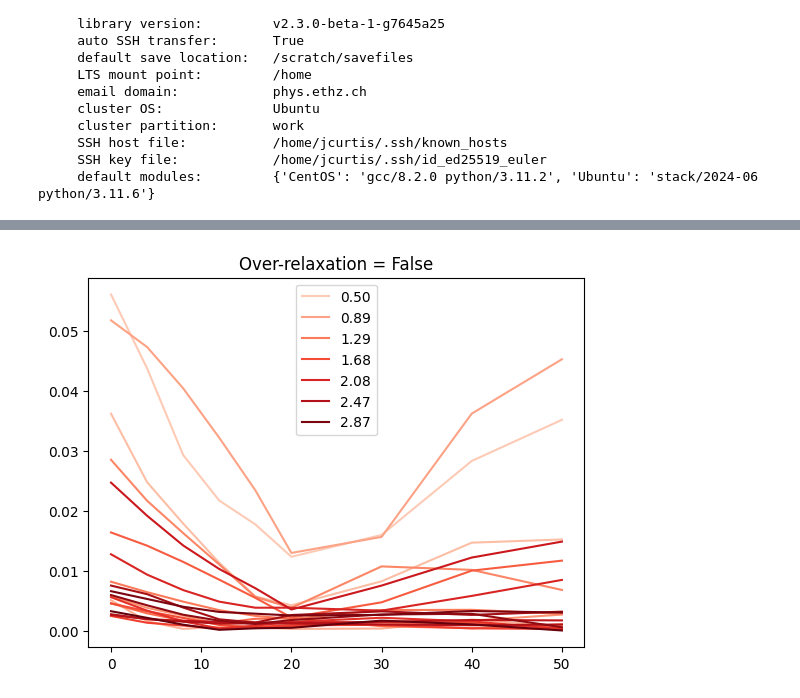
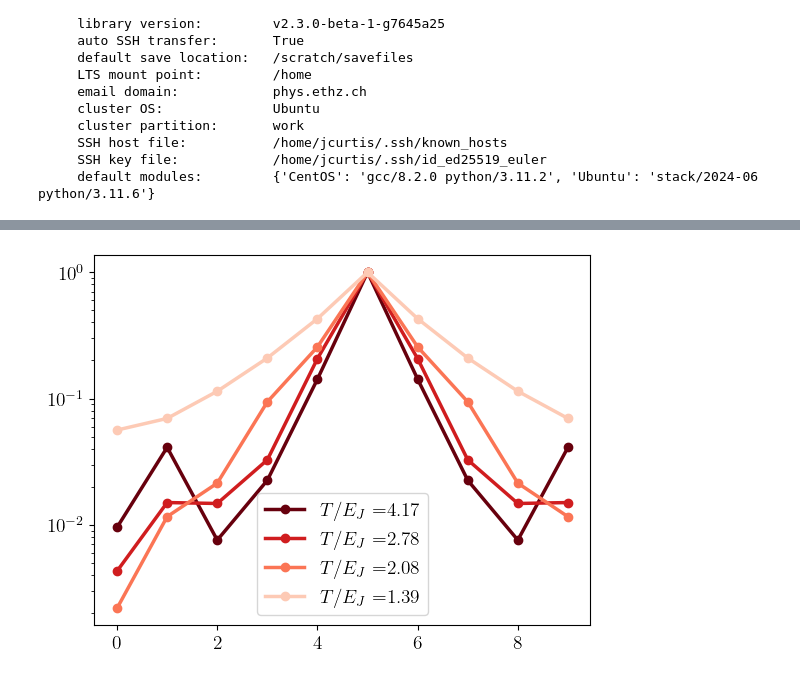
Before and after one commit to j-curtis/3d_XY_QMC-TWA, a Jupyter notebook: analysis.ipynb, the cells around one changed output, grey strips where cells are left out. Saved outputs shown, nothing was run; the diff lists cells and outputs as text; code cells hidden in the pictures.

Commit message:
Analyzing equilibrium data and wetting up systematic exploration of parameters.

```diff
--- a/analysis.ipynb
+++ b/analysis.ipynb
@@ -35,5 +36,5 @@ Successfully initialized path management with following parameters:
      default modules:         {'CentOS': 'gcc/8.2.0 python/3.11.2', 'Ubuntu': 'stack/2024-06 python/3.11.6'}
 # %%
 timestamp = '1758283897'
-
-print( io.get_results(timestamp = timestamp,run_index=0) )
+job_no = io.recover_job_no(timestamp = timestamp)
+inputs  = io.get_results(timestamp = timestamp,run_index = 0)[0]
@@ -102,13 +140,0 @@ autocorrelation = np.zeros((job_no,nshifts))
-# %%
-for job in range(job_no):
-    inputs, data = io.get_results(timestamp = timestamp,run_index = job)
-    temps[job] = inputs['T']
-    actions,OPs,vorts,angles = data
-
-    #for i in range(nshifts):
-    #    autocorrelation[job,i] = autocorrelator(OPs,shifts[i])
-
-    plt.imshow(np.transpose(vorts[:,:,0,-1]),origin='lower',cmap='coolwarm',norm=mclr.Normalize(-2.*np.pi,2.*np.pi) )
-    plt.show()
-    plt.plot(np.abs(OPs))
-    plt.show()
@@ -127,12 +140,0 @@ IndexError: index 5 is out of bounds for axis 0 with size 5
-# %%
-job = 3
-
-inputs, data = io.get_results(timestamp = timestamp,run_index = job)
-actions,OPs,vorts,angles = data
-print(inputs)
-plt.imshow(np.transpose(vorts[:,:,0,-31]/(2.*np.pi)),origin='lower',cmap='coolwarm',norm=mclr.Normalize(-1.,1.) )
-plt.xlabel(r'$x$')
-plt.ylabel(r'$y$')
-plt.title(r'$T=0.89 E_J$')
-#plt.savefig(figDirectory+'/vortex_example.pdf',bbox_inches='tight')
-plt.show()
@@ -147,14 +158,9 @@ def autocorrelator(OPsamples,shift):
 # %%
-from matplotlib import cm
-clrs = cm.Reds(np.linspace(0.2,1.,job_no))
+colors = cm.Reds(np.linspace(1.,0.2,job_no))
 for job in range(job_no):
-    if job % 3 == 0:
-        plt.plot(shifts,autocorrelation[job,:],color=clrs[job],label="{t:0.2f}".format(t=temps[job]))
-    else:
-        plt.plot(shifts,autocorrelation[job,:],color=clrs[job])
-
-plt.title(r'Over-relaxation = False')
+    plt.plot(np.roll(np.abs(correlation_function[:,job]), inputs['L']//2),'o-',color=colors[job] ,label=r'$T/E_J=$'+f"{temps[job]:0.2f}")
 plt.legend()
+plt.yscale('log')
 plt.show()
 # %% [output]
-[figure, old version]
+[figure, new version]
```
Also changed, not shown: parts of 14 cells of this notebook, 1 other file.
